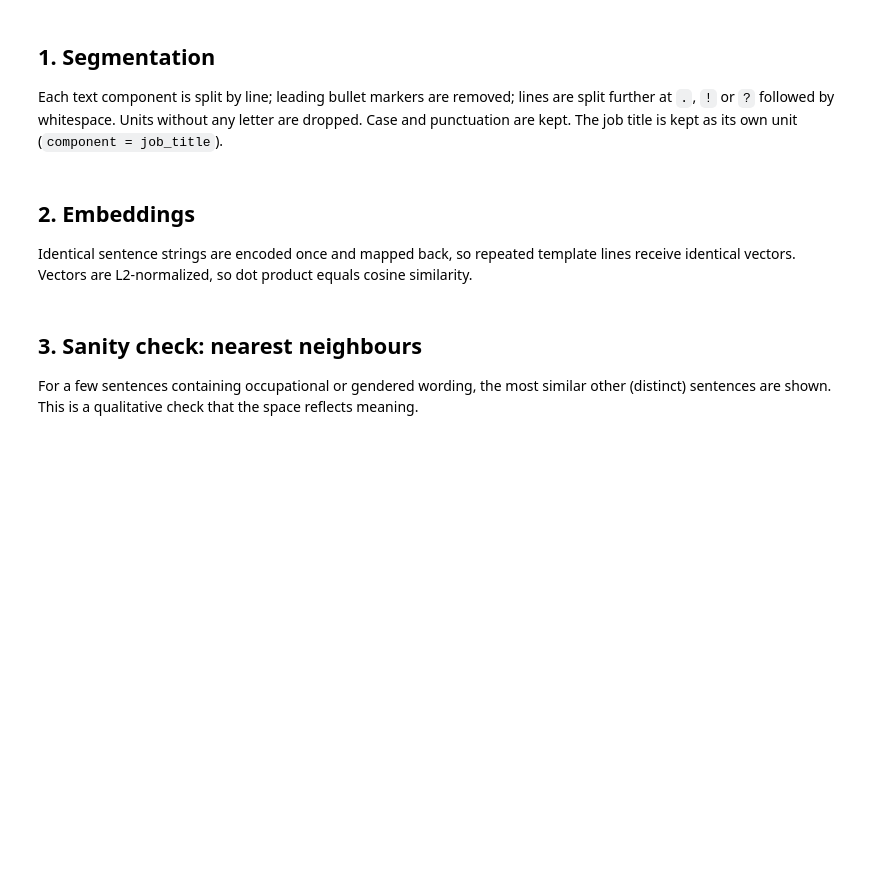
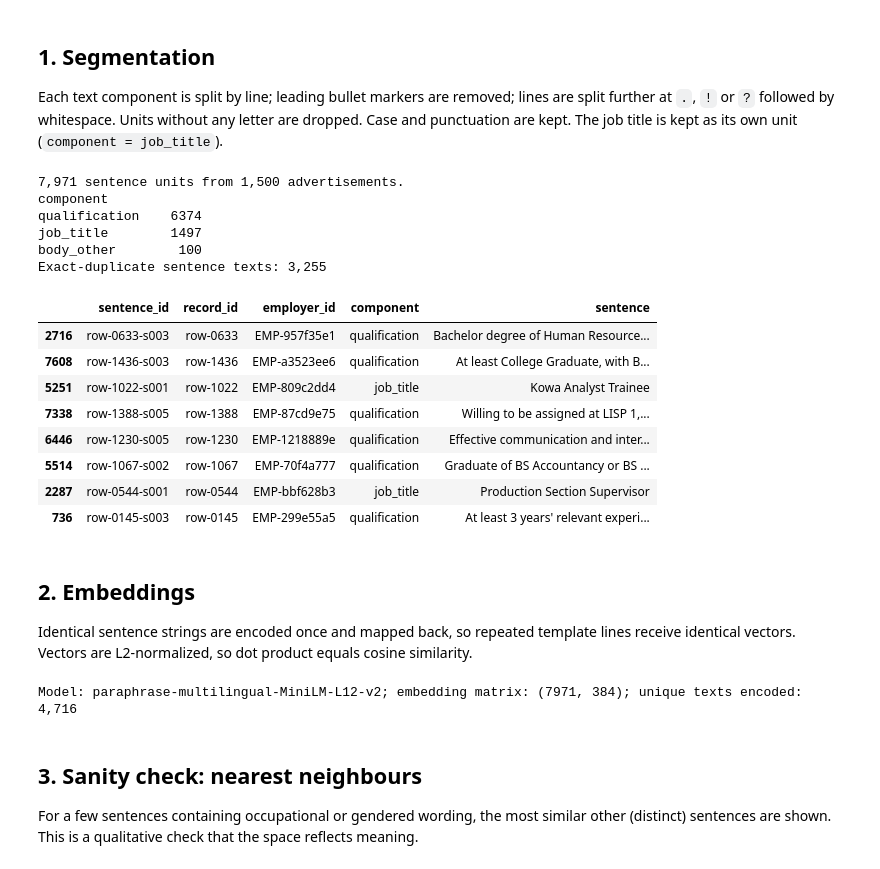
Before and after one commit to thehungrycoder225/equal-v2, a Jupyter notebook: equal-step4-sentence-embeddings.ipynb, the cells around one changed output. Saved outputs shown, nothing was run; the diff lists cells and outputs as text; code cells hidden in the pictures; blank space fills up the shorter version.

```diff
--- a/equal-step4-sentence-embeddings.ipynb
+++ b/equal-step4-sentence-embeddings.ipynb
@@ -80,3 +41,32 @@ display(sentences.sample(8, random_state=RANDOM_STATE))
+# %%
+# Canonical units come from Step 2 (section 7), which protects abbreviations such as Ms., Sr. and B.S.
+UNITS_PATH = Path("outputs") / "equal_step2_masking" / "step2_masked_sentence_units.csv"
+units_step2 = pd.read_csv(UNITS_PATH, encoding="utf-8-sig", dtype=str, keep_default_na=False)
+assert units_step2["sentence_id"].is_unique
+assert set(units_step2["record_id"]).issubset(set(data["record_id"]))
+sentences = units_step2[["sentence_id", "record_id", "component", "sentence"]].merge(
+    data[["record_id", "employer_id"]], on="record_id", how="left", validate="many_to_one"
+)[["sentence_id", "record_id", "employer_id", "component", "sentence"]]
+print(f"{len(sentences):,} sentence units from {sentences['record_id'].nunique():,} advertisements.")
+print(sentences["component"].value_counts().to_string())
+print(f"Exact-duplicate sentence texts: {sentences['sentence'].duplicated().sum():,}")
+display(sentences.sample(8, random_state=RANDOM_STATE))
+# %% [output]
+7,971 sentence units from 1,500 advertisements.
+component
+qualification    6374
+job_title        1497
+body_other        100
+Exact-duplicate sentence texts: 3,255
+|  | sentence_id | record_id | employer_id | component | sentence |
+| 2716 | row-0633-s003 | row-0633 | EMP-957f35e1 | qualification | Bachelor degree of Human Resource... |
+| 7608 | row-1436-s003 | row-1436 | EMP-a3523ee6 | qualification | At least College Graduate, with B... |
+| 5251 | row-1022-s001 | row-1022 | EMP-809c2dd4 | job_title | Kowa Analyst Trainee |
+| 7338 | row-1388-s005 | row-1388 | EMP-87cd9e75 | qualification | Willing to be assigned at LISP 1,... |
+| 6446 | row-1230-s005 | row-1230 | EMP-1218889e | qualification | Effective communication and inter... |
+| 5514 | row-1067-s002 | row-1067 | EMP-70f4a777 | qualification | Graduate of BS Accountancy or BS ... |
+| 2287 | row-0544-s001 | row-0544 | EMP-bbf628b3 | job_title | Production Section Supervisor |
+| 736 | row-0145-s003 | row-0145 | EMP-299e55a5 | qualification | At least 3 years' relevant experi... |
 # %% [markdown]
 ## 2. Embeddings
 
@@ -94,6 +84,8 @@ print(f"Model: {MODEL_NAME}; embedding matrix: {embeddings.shape}; unique texts
 
 np.save(OUTPUT_DIR / "step4_sentence_embeddings.npy", embeddings)
 sentences.to_csv(OUTPUT_DIR / "step4_sentence_units.csv", index=False, encoding="utf-8-sig")
+# %% [output]
+Model: paraphrase-multilingual-MiniLM-L12-v2; embedding matrix: (7971, 384); unique texts encoded: 4,716
 # %% [markdown]
 ## 3. Sanity check: nearest neighbours
 
```
Also changed, not shown: parts of 9 cells of this notebook, 18 other files.
